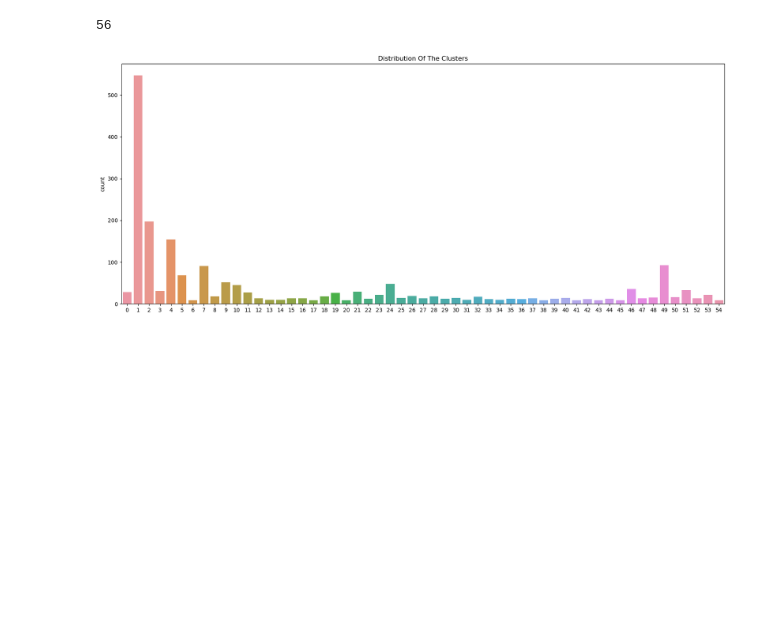
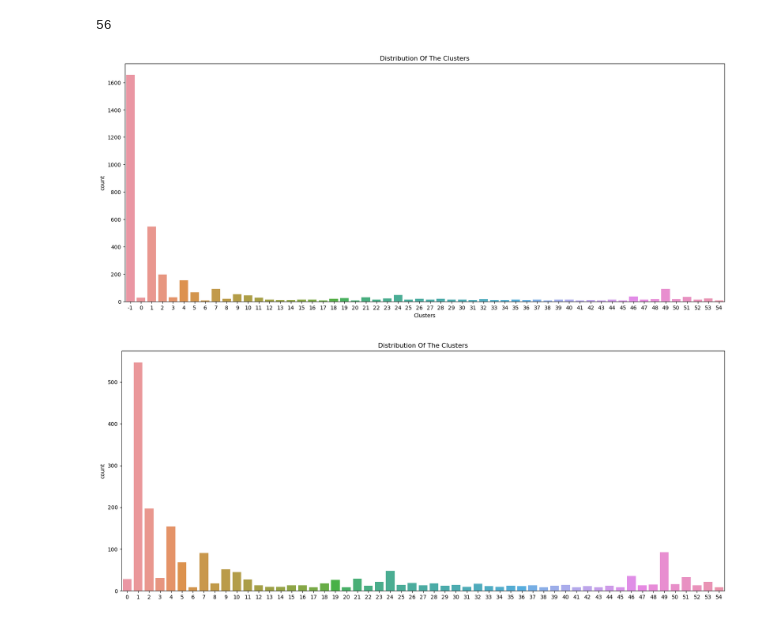
Before and after one commit to rish742/DMD, a Jupyter notebook: Week6_assignment/UoA assignment w6.ipynb, the cells around one changed output. Saved outputs shown, nothing was run; the diff lists cells and outputs as text; code cells hidden in the pictures; blank space fills up the shorter version.

```diff
--- a/Week6_assignment/UoA assignment w6.ipynb
+++ b/Week6_assignment/UoA assignment w6.ipynb
@@ -216,5 +225,13 @@ clusters = np.unique(OP_df)
 len(clusters)
 # %% [output]
 56
+# %%
+#Plotting countplot of clusters
+plt.figure(figsize=(20,8))
+pl = sns.countplot(data=df,x="Clusters")
+pl.set_title("Distribution Of The Clusters")
+plt.show()
+# %% [output]
+[figure, added]
 # %%
 #Plotting countplot of clusters
```
Also changed, not shown: parts of 3 cells of this notebook, 1 other file.
